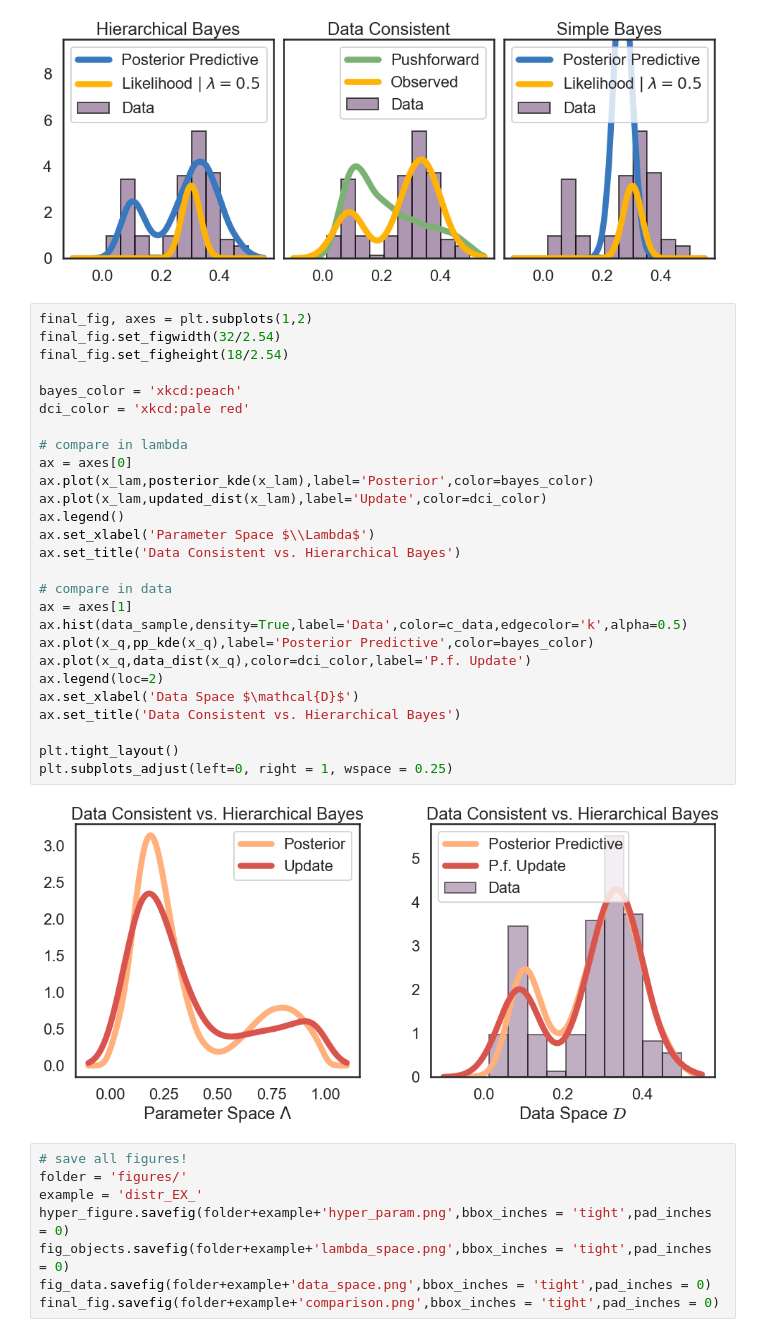
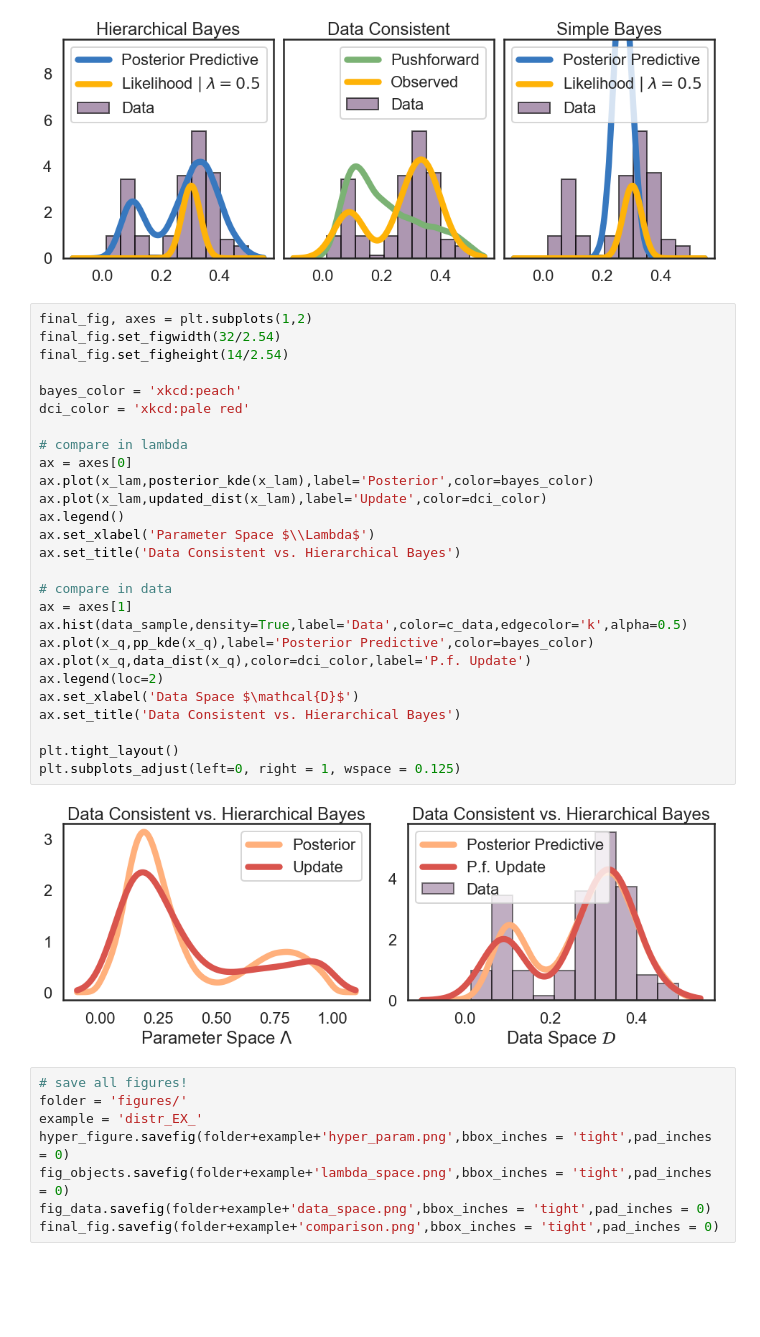
Before and after one commit to mathematicalmichael/jsm19, a Jupyter notebook: SIAM_CSE19_Poster-Distribution.ipynb, the cells around one changed output. Drawn from its saved outputs; the diff is of its cells as text; blank space fills up the shorter version.

Commit message:
figure tuning

```diff
--- a/SIAM_CSE19_Poster-Distribution.ipynb
+++ b/SIAM_CSE19_Poster-Distribution.ipynb
@@ -477,32 +477,32 @@ plt.subplots_adjust(left=0, right = 1, wspace = 0.05)
 # %%
 final_fig, axes = plt.subplots(1,2)
 final_fig.set_figwidth(32/2.54)
-final_fig.set_figheight(18/2.54)
+final_fig.set_figheight(14/2.54)
 
 bayes_color = 'xkcd:peach'
 dci_color = 'xkcd:pale red'
 
 # compare in lambda
 ax = axes[0]
 ax.plot(x_lam,posterior_kde(x_lam),label='Posterior',color=bayes_color)
 ax.plot(x_lam,updated_dist(x_lam),label='Update',color=dci_color)
 ax.legend()
 ax.set_xlabel('Parameter Space $\\Lambda$')
 ax.set_title('Data Consistent vs. Hierarchical Bayes')
 
 # compare in data
 ax = axes[1]
 ax.hist(data_sample,density=True,label='Data',color=c_data,edgecolor='k',alpha=0.5)
 ax.plot(x_q,pp_kde(x_q),label='Posterior Predictive',color=bayes_color)
 ax.plot(x_q,data_dist(x_q),color=dci_color,label='P.f. Update')
 ax.legend(loc=2)
 ax.set_xlabel('Data Space $\mathcal{D}$')
 ax.set_title('Data Consistent vs. Hierarchical Bayes')
 
 plt.tight_layout()
-plt.subplots_adjust(left=0, right = 1, wspace = 0.25)
+plt.subplots_adjust(left=0, right = 1, wspace = 0.125)
 # %% [output]
-[figure, old version]
+[figure, new version]
 # %%
 # save all figures!
 folder = 'figures/'
```
Also changed, not shown: 1 other file.
